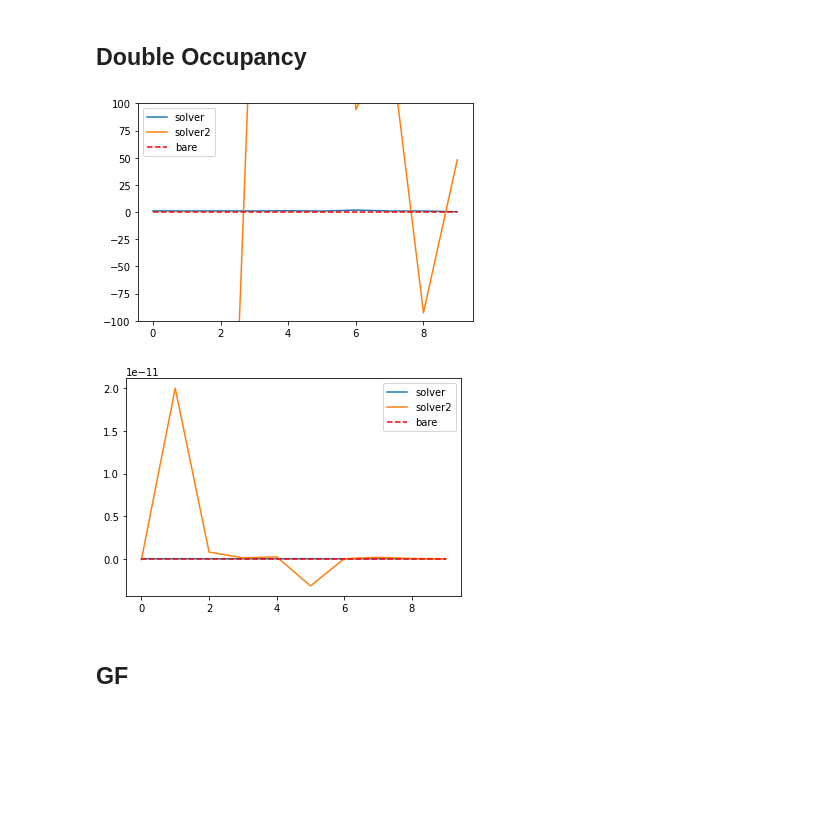
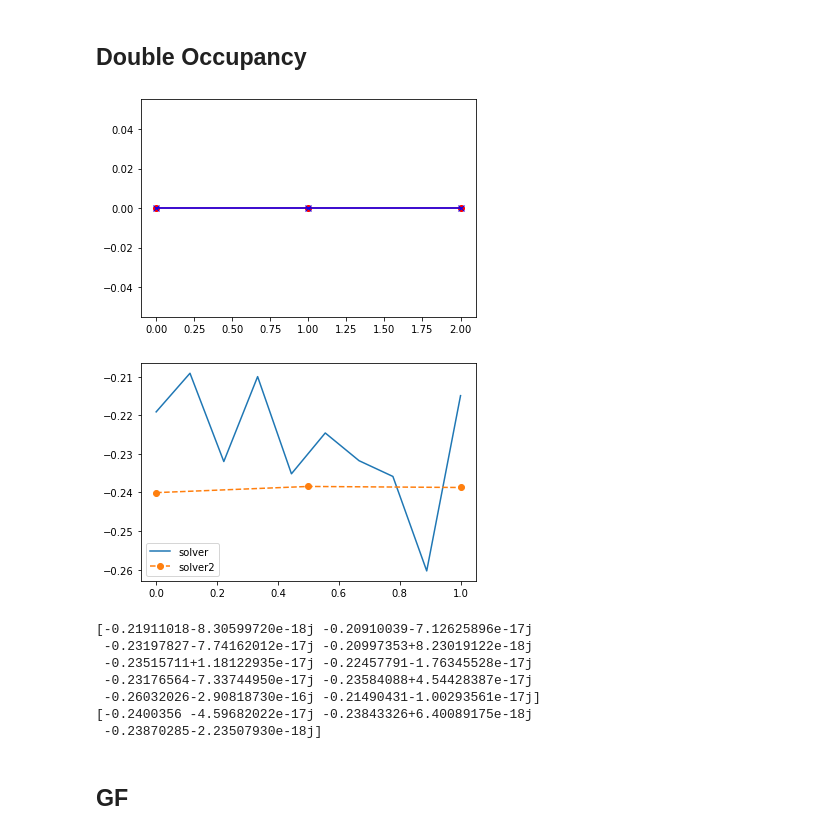
Before and after one commit to adrien-c-lopez/ctint_tutorial, a Jupyter notebook: examples/analysis.ipynb, the cells around one changed output. Saved outputs shown, nothing was run; the diff lists cells and outputs as text; code cells hidden in the pictures; blank space fills up the shorter version.

```diff
--- a/examples/analysis.ipynb
+++ b/examples/analysis.ipynb
@@ -69,10 +93,9 @@ with HDFArchive("data/test_solver.h5",'r') as A:
         else:
             plt.plot(k,h,'r.')
 
-
     with HDFArchive("data/test_solver2.h5",'r') as B:
         print(f"# of samples: {B['N']}")
-        for i in range(Ns):
+        for i in range(Ns2):
             N = len(B[f'hist_{i}'])
             k = np.arange(N)
             plt.plot(k,B[f'hist_{i}'],'b.')
@@ -129,33 +206,56 @@ plt.show()
 # %% [markdown]
 ## Double Occupancy
+# %%
+with HDFArchive("data/test_solver.h5",'r') as A:
+    with HDFArchive("data/test_solver2.h5",'r') as B:
+        d0 = np.zeros(Ns2,dtype=complex)
+        for i in range(Ns2):
+            d0[i] = B[f"d0_{i}"]
+        k = np.arange(Ns2)
+plt.plot(k,d0.real,'ro-',label="bare")
+plt.plot(k,0+0*k,'bx-',label="bare")
+plt.show()
+# %% [output]
+[figure, added]
 # %%
 with HDFArchive("data/test_solver.h5",'r') as A:
-    with HDFArchive("data/test_solver2.h5",'r') as B:
-        k = np.arange(Ns)
-        d = np.zeros(Ns,dtype=complex)
-        d2 = np.zeros(Ns,dtype=complex)
-        d0 = np.zeros(Ns,dtype=complex)
-        for i in range(Ns):
-            d[i] = A[f"d_{i}"]
-            d2[i] = B[f"d_{i}"]
-            d0[i] = B[f"d0_{i}"]
-
+    k = np.linspace(0,1,Ns)
+    d = np.zeros(Ns,dtype=complex)
+    d2 = np.zeros(Ns,dtype=complex)
+    for i in range(Ns):
+        d[i] = A[f"d_{i}"]
 
 plt.plot(k,d.real,label="solver")
-plt.plot(k,d2.real,label="solver2")
-plt.plot(k,d0.real,'r--',label="bare")
+
+with HDFArchive("data/test_solver2.h5",'r') as B:
+    k = np.linspace(0,1,Ns2)
+    d2 = np.zeros(Ns2,dtype=complex)
+    for i in range(Ns2):
+        d2[i] = -B[f"d_{i}"]
+
+plt.plot(k,d2.real,"o--",label="solver2")
+
 plt.legend()
-plt.ylim(-100,100)
+#plt.ylim(-100,100)
 plt.show()
 
-plt.plot(k,d.imag,label="solver")
-plt.plot(k,d2.imag,label="solver2")
-plt.plot(k,d0.imag,'r--',label="bare")
-plt.legend()
-plt.show()
+#plt.plot(k,d.imag,label="solver")
+#plt.plot(k,d2.imag,label="solver2")
+#plt.legend()
+#plt.show()
 # %% [output]
-[figure, old version]
+[figure, new version]
-[figure, removed]
+# %%
+print(d)
+print(d2)
+# %% [output]
+[-0.21911018-8.30599720e-18j -0.20910039-7.12625896e-17j
+ -0.23197827-7.74162012e-17j -0.20997353+8.23019122e-18j
+ -0.23515711+1.18122935e-17j -0.22457791-1.76345528e-17j
+ -0.23176564-7.33744950e-17j -0.23584088+4.54428387e-17j
+ -0.26032026-2.90818730e-16j -0.21490431-1.00293561e-17j]
+[-0.2400356 -4.59682022e-17j -0.23843326+6.40089175e-18j
+ -0.23870285-2.23507930e-18j]
 # %% [markdown]
 ## GF
 # %%
```
Also changed, not shown: parts of 16 cells of this notebook, 9 other files.
